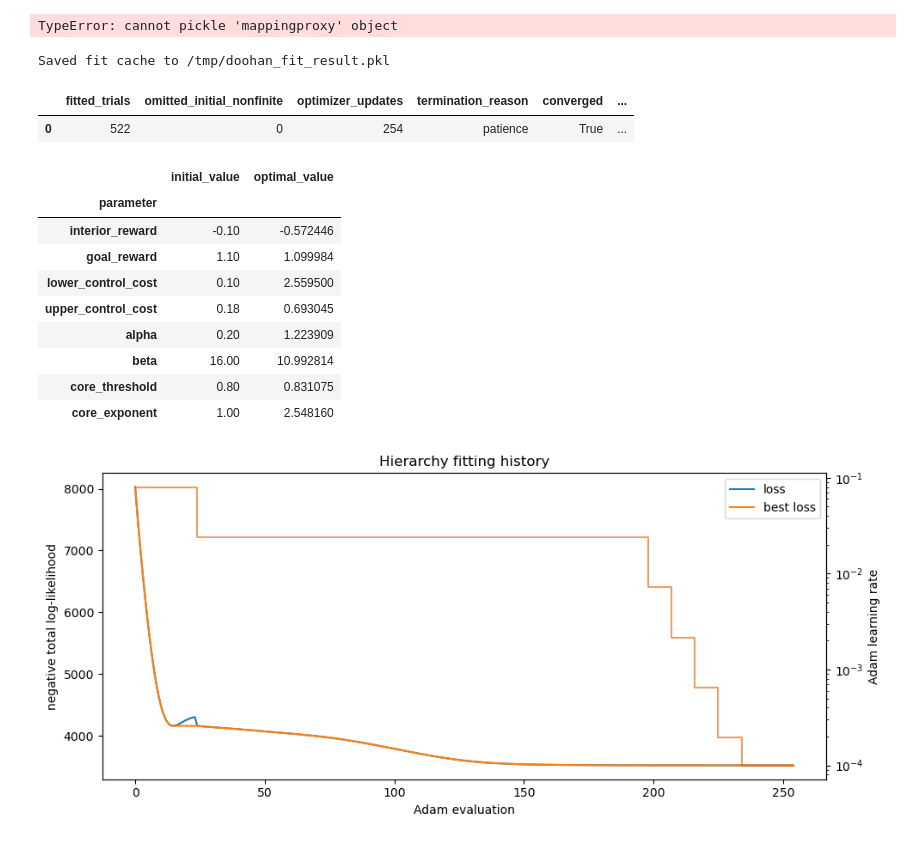
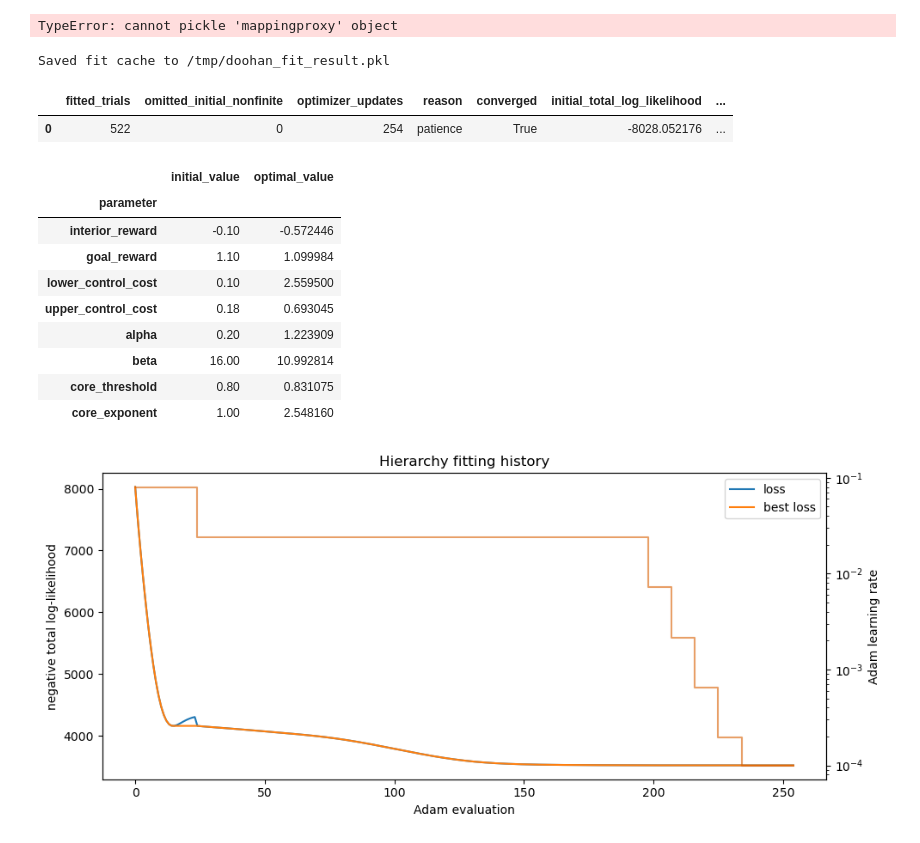
Before and after one commit to rudstre/hierarchical_bigmaze, a Jupyter notebook: doohan_data_interaction/doohan_hierarchy_fit_diagnostics.ipynb, the cells around one changed output. Saved outputs shown, nothing was run; the diff lists cells and outputs as text; code cells hidden in the pictures.

```diff
--- a/doohan_data_interaction/doohan_hierarchy_fit_diagnostics.ipynb
+++ b/doohan_data_interaction/doohan_hierarchy_fit_diagnostics.ipynb
@@ -95,23 +95,23 @@ The NMF basis is discovered once from the shared maze. The hierarchy below is th
 # %%
 import numpy as np
 from andrew_mlmdp.hierarchy import (
-    sample_hierarchical_rollouts,
-    sweep_expected_pair_diagnostics,
+    sample_rollouts,
+    sweep_diagnostics,
 )
 
 DISCOVERY_RANK = 8
 SMOOTHNESS_STRENGTH = 50
 DISCOVERY_SEED = 0
 
-soft_discovery = discover_soft_subgoals(
+soft_discovery = discover_subgoals(
     environment,
     ranks=(DISCOVERY_RANK,),
-    parameters=NMFDiscoveryParameters(
+    parameters=NMFConfig(
         lambda_smooth=SMOOTHNESS_STRENGTH,
     ),
     seed=DISCOVERY_SEED,
 ).result(DISCOVERY_RANK)
-viz.plot_soft_subtasks(soft_discovery)
+viz.plot_subtasks(soft_discovery)
 plt.show()
 
 soft_basis = SubgoalBasis.from_profiles(
@@ -121,7 +121,7 @@ soft_basis = SubgoalBasis.from_profiles(
 )
 initial_hierarchy_template = environment.hierarchy(
     soft_basis,
-    parameters=soft_hierarchy_parameters(
+    parameters=soft_parameters(
         DISCOVERY_RANK,
         upper_control_cost=0.18,
     ),
@@ -129,7 +129,7 @@ initial_hierarchy_template = environment.hierarchy(
 
 print(
     "active fitted parameters:",
-    required_hierarchical_parameter_names(initial_hierarchy_template),
+    required_parameters(initial_hierarchy_template),
 )
 # %% [output]
 [figure]
@@ -140,7 +140,7 @@ active fitted parameters: ('interior_reward', 'goal_reward', 'lower_control_cost
 As in the original workflow, trials with nonfinite likelihood under the initial hierarchy are excluded before optimization. Every parameter active for this distributed gated basis is fitted. The callback updates one in-place progress display rather than emitting one line per step.
 # %%
 initial_hierarchical_report = movement_dataset.report(
-    score_hierarchical_movement_dataset(
+    score_hierarchy_dataset(
         initial_hierarchy_template,
         movement_trials,
     )
@@ -300,22 +300,22 @@ Running Adam fit...
 TypeError: cannot pickle 'mappingproxy' object
 # %%
 cache = {
-    "best_parameter_values": dict(
-        fit_result.best_parameter_values.as_floats()
+    "best_values": dict(
+        fit_result.best_values.as_floats()
     ),
-    "initial_parameter_values": dict(
-        fit_result.initial_parameter_values.as_floats()
+    "initial_values": dict(
+        fit_result.initial_values.as_floats()
     ),
-    "termination_reason": str(fit_result.termination_reason),
+    "reason": str(fit_result.reason),
     "converged": bool(fit_result.converged),
-    "updates_completed": int(fit_result.updates_completed),
+    "updates": int(fit_result.updates),
     "history": [
         {
             "loss": float(h.loss),
-            "total_log_likelihood": float(h.total_log_likelihood),
-            "learning_rate": float(h.learning_rate),
+            "total_log_likelihood": float(h.log_likelihood),
+            "lr": float(h.lr),
             "gradient_norm": float(h.gradient_norm),
-            "updates_completed": int(h.updates_completed),
+            "updates": int(h.updates),
         }
         for h in fit_result.history
     ],
@@ -330,46 +330,46 @@ with open(FIT_CACHE, "wb") as f:
 print(f"Saved fit cache to {FIT_CACHE}")
 
 optimal_parameter_values = dict(
-    fit_result.best_parameter_values.as_floats()
+    fit_result.best_values.as_floats()
 )
 finite_evaluations = [
     evaluation
     for evaluation in fit_result.history
     if math.isfinite(evaluation.loss)
 ]
 best_evaluation = min(finite_evaluations, key=lambda item: item.loss)
 fit_summary = pd.DataFrame(
     [
         {
             "fitted_trials": len(fitting_trials),
             "omitted_initial_nonfinite": omitted_trial_count,
-            "optimizer_updates": fit_result.updates_completed,
-            "termination_reason": fit_result.termination_reason,
+            "optimizer_updates": fit_result.updates,
+            "reason": fit_result.reason,
             "converged": fit_result.converged,
             "initial_total_log_likelihood": (
-                fit_result.history[0].total_log_likelihood
+                fit_result.history[0].log_likelihood
             ),
             "best_total_log_likelihood": (
-                best_evaluation.total_log_likelihood
+                best_evaluation.log_likelihood
             ),
         }
     ]
 )
 parameter_table = pd.DataFrame(
     {
         "initial_value": pd.Series(
-            fit_result.initial_parameter_values.as_floats()
+            fit_result.initial_values.as_floats()
         ),
         "optimal_value": pd.Series(optimal_parameter_values),
     }
 ).rename_axis("parameter")
 
 display(fit_summary)
 display(parameter_table)
 # %% [output]
 Saved fit cache to /tmp/doohan_fit_result.pkl
-|  | fitted_trials | omitted_initial_nonfinite | optimizer_updates | termination_reason | converged | ... |
-| 0 | 522 | 0 | 254 | patience | True | ... |
+|  | fitted_trials | omitted_initial_nonfinite | optimizer_updates | reason | converged | initial_total_log_likelihood | ... |
+| 0 | 522 | 0 | 254 | patience | True | -8028.052176 | ... |
 |  | initial_value | optimal_value |
 | parameter |  |  |
 | interior_reward | -0.10 | -0.572446 |
```
Also changed, not shown: parts of 9 cells of this notebook, 51 other files.
